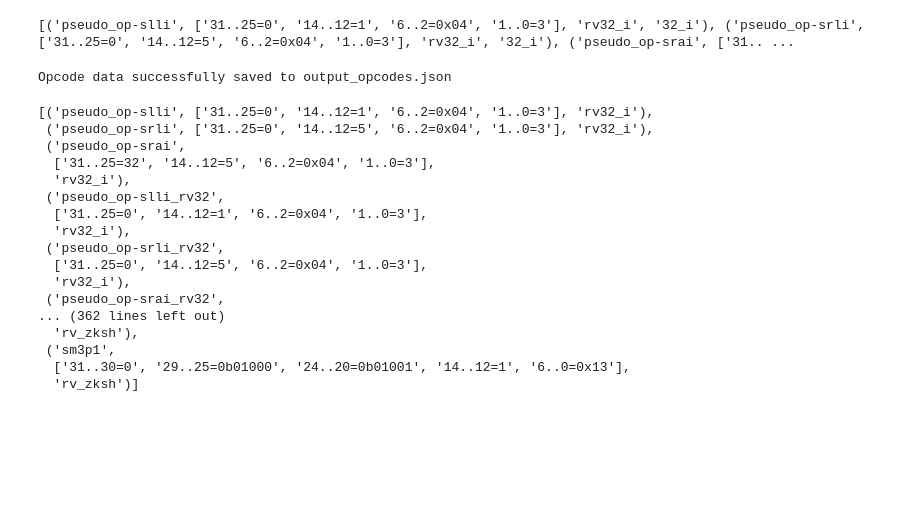
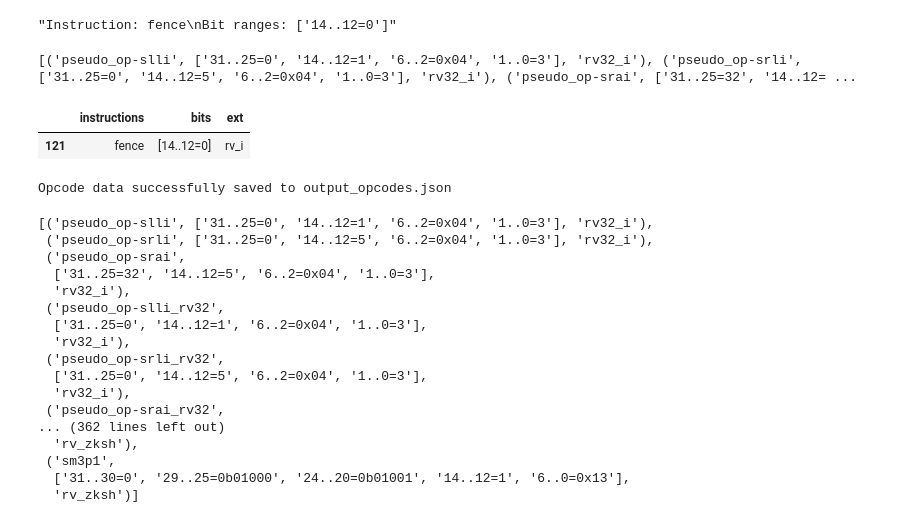
Before and after one commit to EnricoPf/Risc-V-Profile-Tester, a Jupyter notebook: opcode_builder.ipynb, the cells around one changed output. Cells and saved outputs as stored; diff of their text form; code cells hidden in the pictures; blank space fills up the shorter version.

```diff
--- a/opcode_builder.ipynb
+++ b/opcode_builder.ipynb
@@ -6,3 +18,30 @@ import pandas as pd
+# %%
+import re
+
+# Input string
+line = "fence fm pred succ rs1 14..12=0 rd 6..2=0x03 1..0=3"
+
+# Updated regex pattern to capture all bit ranges
+pattern = r'(?P<instruction>\w+)\s+\w+\s+\w+\s+\w+\s+\w+\s+(?P<bit_ranges>((\d+\.\.\d+|\d+)\s*=\s*(0x[0-9A-Fa-f]+|0b[01]+|\d+)\s*)+)'
+
+# Apply the regex
+match = re.search(pattern, line)
+
+if match:
+    instruction = match.group('instruction')
+    bit_ranges = match.group('bit_ranges').strip()
+
+    # Split the bit_ranges by whitespace to get all ranges in a list
+    bit_ranges_list = bit_ranges.split()
+
+    # Output the result
+    result = f"Instruction: {instruction}\nBit ranges: {bit_ranges_list}"
+else:
+    result = "No match found."
+
+result
+# %% [output]
+"Instruction: fence\nBit ranges: ['14..12=0']"
 # %%
 def extract_opcodes(file_path):
     """
@@ -16,7 +55,7 @@ def extract_opcodes(file_path):
     file_name = file_path.split("/")[-1]  # Get the file name from the path without directories
 
     # Regular expression to extract instruction name and bit ranges (supports both x..z=y and x=y)
-    instruction_pattern = re.compile(r'(?P<instruction>\w+)\s+.*?(?P<bit_ranges>((\d+\.\.\d+|\d+)\s*=\s*(0x[0-9A-Fa-f]+|0b[01]+|\d+)\s*)+)')
+    instruction_pattern = re.compile(r'(?P<instruction>\w+)\s+.*?(?P<bit_ranges>(\d+\.\.\d+|\d+)\s*=\s*(0x[0-9A-Fa-f]+|0b[01]+|\d+)(\s+(\d+\.\.\d+|\d+)\s*=\s*(0x[0-9A-Fa-f]+|0b[01]+|\d+))*)')
 
     # Regular expression to match $pseudo_op lines
     pseudo_op_pattern = re.compile(r'\$pseudo_op\s+(?P<extension>[\w.]+)::(?P<base_instruction>\w+)\s+(?P<instruction>\w+)\s+(?P<args>.*?)\s+(?P<bit_ranges>((\d+\.\.\d+|\d+)\s*=\s*(0x[0-9A-Fa-f]+|0b[01]+|\d+)\s*)+)')
@@ -93,13 +132,12 @@ for filename in os.listdir(folder_path):
     # Check if the current item is a file (ignore directories)
     if os.path.isfile(file_path):
         # Extract the part of the filename after 'rv'
-        suffix = filename.split('rv', 1)[-1]
 
         # Extract opcodes and their corresponding instructions and bit ranges from the file
         opcode_data = extract_opcodes(file_path)
 
         # Modify each tuple to add the extracted suffix from the filename as a new column
-        opcode_data_with_suffix = [(opcode[0], opcode[1], opcode[2], suffix) for opcode in opcode_data]
+        opcode_data_with_suffix = [(opcode[0], opcode[1], opcode[2]) for opcode in opcode_data]
 
         # Append the modified opcode data to the combined list
         all_opcode_data.extend(opcode_data_with_suffix)
@@ -109,7 +147,14 @@ print(all_opcode_data)
 #pri
 # nt(all_opcode_data)
 # %% [output]
-[('pseudo_op-slli', ['31..25=0', '14..12=1', '6..2=0x04', '1..0=3'], 'rv32_i', '32_i'), ('pseudo_op-srli', ['31..25=0', '14..12=5', '6..2=0x04', '1..0=3'], 'rv32_i', '32_i'), ('pseudo_op-srai', ['31.. ...
+[('pseudo_op-slli', ['31..25=0', '14..12=1', '6..2=0x04', '1..0=3'], 'rv32_i'), ('pseudo_op-srli', ['31..25=0', '14..12=5', '6..2=0x04', '1..0=3'], 'rv32_i'), ('pseudo_op-srai', ['31..25=32', '14..12= ...
+# %%
+df = pd.DataFrame(all_opcode_data, columns = ['instructions','bits','ext'])
+# %%
+df[df['instructions'] == 'fence']
+# %% [output]
+|  | instructions | bits | ext |
+| 121 | fence | [14..12=0] | rv_i |
 # %%
 from collections import defaultdict
 
```
Also changed, not shown: parts of 2 cells of this notebook.
